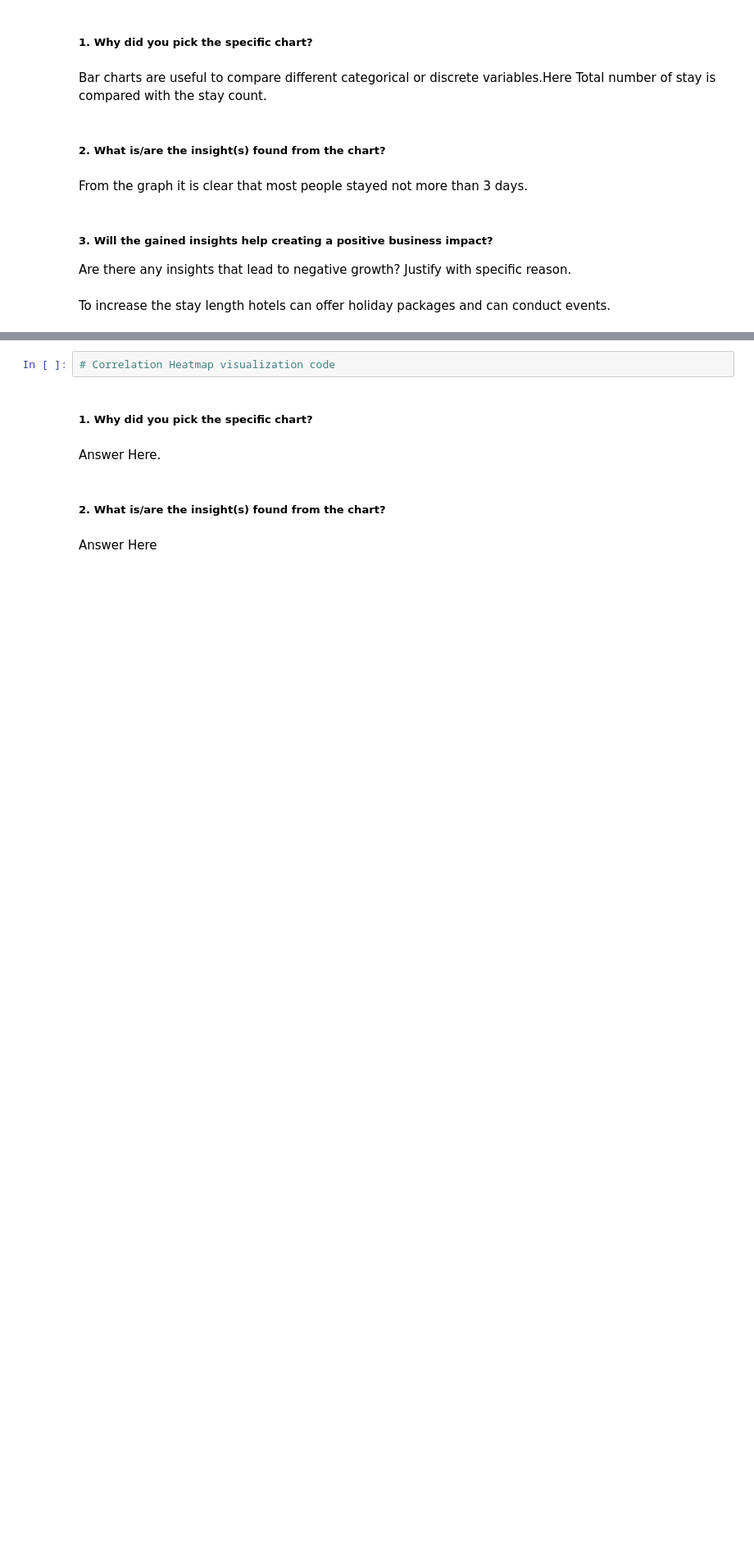
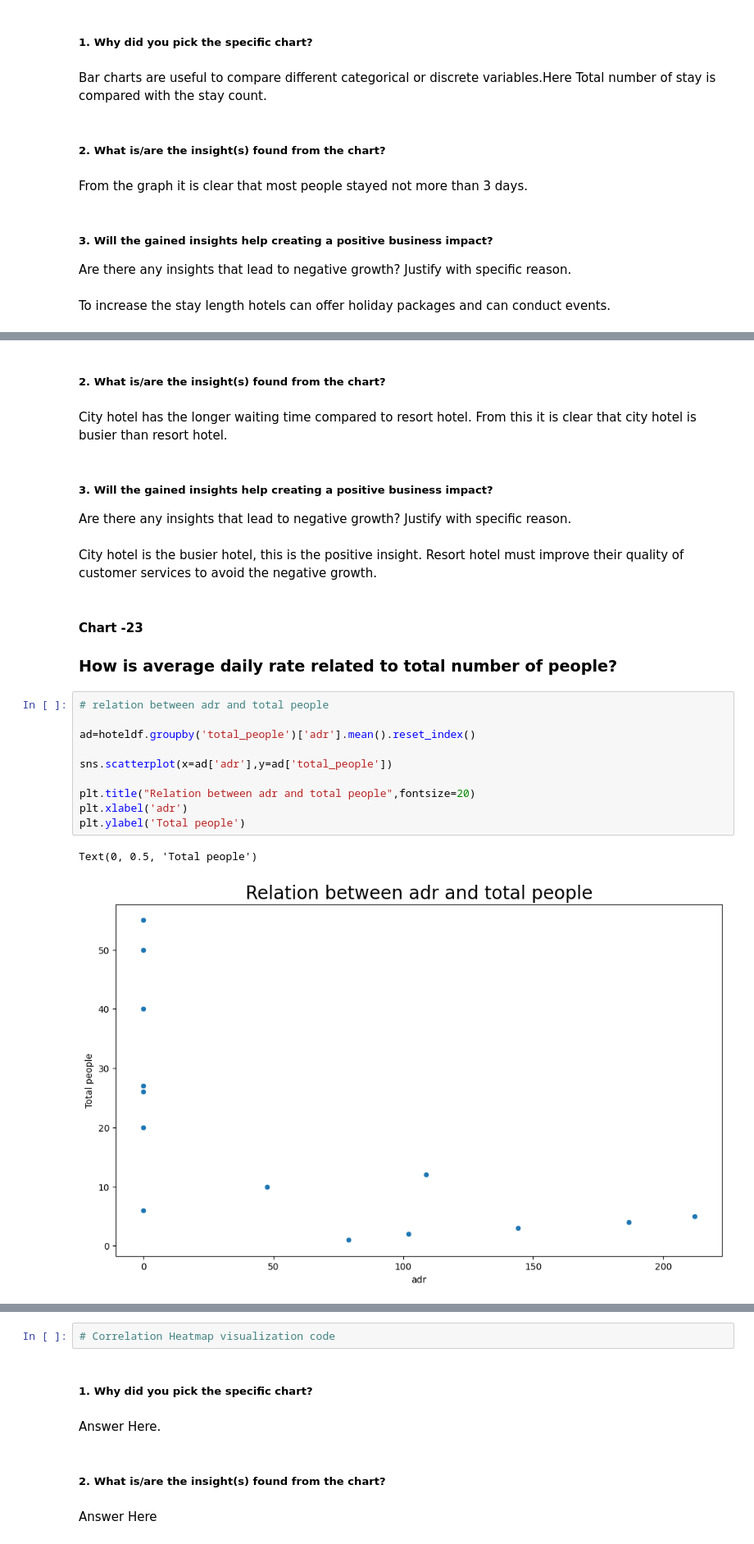
Before and after one commit to Sajeenafiza/EDA-Capstone-project, a Jupyter notebook: Copy_of_Copy_of_mine_EDA_Submission_Template.ipynb, the cells around one changed output, grey strips where cells are left out. Shown at 82% size. Cells and saved outputs as stored; diff of their text form; blank space fills up the shorter version.

```diff
--- a/Copy_of_Copy_of_mine_EDA_Submission_Template.ipynb
+++ b/Copy_of_Copy_of_mine_EDA_Submission_Template.ipynb
@@ -1216,0 +1227,25 @@ plt.ylabel('Mean waiting time')
+# %% [markdown]
+##### 2. What is/are the insight(s) found from the chart?
+# %% [markdown]
+City hotel has the longer waiting time compared to resort hotel. From this it is clear that city hotel is busier than resort hotel.
+# %% [markdown]
+##### 3. Will the gained insights help creating a positive business impact?
+Are there any insights that lead to negative growth? Justify with specific reason.
+# %% [markdown]
+City hotel is the busier hotel, this is the positive insight. Resort hotel must improve their quality of customer services to avoid the negative growth.
+# %% [markdown]
+#### Chart -23
+### How is average daily rate related to total number of people?
+# %%
+# relation between adr and total people
+
+ad=hoteldf.groupby('total_people')['adr'].mean().reset_index()
+
+sns.scatterplot(x=ad['adr'],y=ad['total_people'])
+
+plt.title("Relation between adr and total people",fontsize=20)
+plt.xlabel('adr')
+plt.ylabel('Total people')
+# %% [output]
+Text(0, 0.5, 'Total people')
+[figure, added]
```
Also changed, not shown: parts of 15 cells of this notebook.
